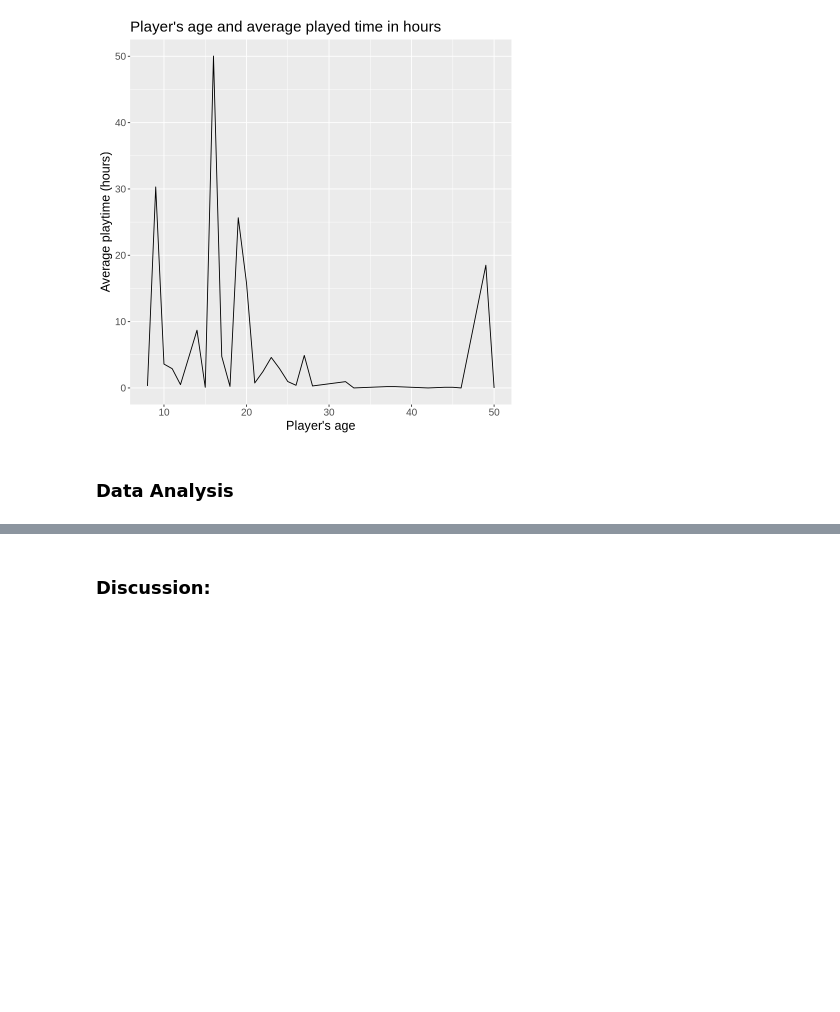
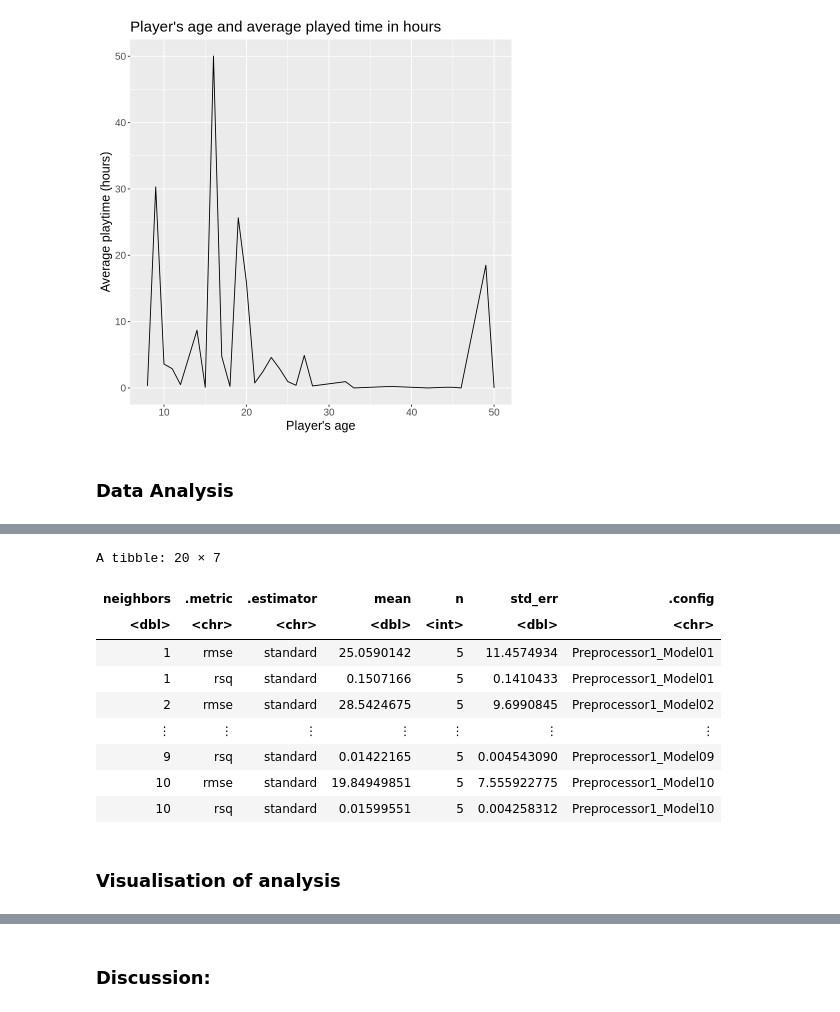
Before and after one commit to FEIIIEF/DSCI-100-group-project-007-2, a Jupyter notebook: 03_04_2025_13_13_39_Group project.ipynb, the cells around one changed output, grey strips where cells are left out. Saved outputs shown, nothing was run; the diff lists cells and outputs as text; code cells hidden in the pictures; blank space fills up the shorter version.

```diff
--- a/03_04_2025_13_13_39_Group project.ipynb
+++ b/03_04_2025_13_13_39_Group project.ipynb
@@ -384,0 +216,15 @@ ERROR: Error in `bind_cols()`:
+# %%
+## split data
+players_split <- initial_split(players_clean, prop = 0.5, strata = played_hours)
+players_training <- training(players_split)
+players_testing <- testing(players_split)
+
+## make model
+players_spec <- nearest_neighbor(weight_func = "rectangular", neighbors =  tune()) |>
+      set_engine("kknn") |>
+      set_mode("regression")
+
+## make recipe
+players_recipe <- recipe(played_hours ~ age, data = players_training) |>
+      step_scale(all_predictors()) |>
+      step_center(all_predictors())
@@ -384,0 +240,23 @@ ERROR: Error in `bind_cols()`:
+# %%
+## calculate rmse
+set.seed(2019)
+
+gridvals <- tibble(neighbors = seq(from = 1, to = 10, by = 1))
+
+
+players_results <- players_workflow |>
+  tune_grid(resamples = players_vfold, grid = gridvals) |>
+  collect_metrics()
+
+players_results
+# %% [output]
+A tibble: 20 × 7
+| neighbors | .metric | .estimator | mean | n | std_err | .config |
+| <dbl> | <chr> | <chr> | <dbl> | <int> | <dbl> | <chr> |
+| 1 | rmse | standard | 25.0590142 | 5 | 11.4574934 | Preprocessor1_Model01 |
+| 1 | rsq | standard | 0.1507166 | 5 | 0.1410433 | Preprocessor1_Model01 |
+| 2 | rmse | standard | 28.5424675 | 5 | 9.6990845 | Preprocessor1_Model02 |
+| ⋮ | ⋮ | ⋮ | ⋮ | ⋮ | ⋮ | ⋮ |
+| 9 | rsq | standard | 0.01422165 | 5 | 0.004543090 | Preprocessor1_Model09 |
+| 10 | rmse | standard | 19.84949851 | 5 | 7.555922775 | Preprocessor1_Model10 |
+| 10 | rsq | standard | 0.01599551 | 5 | 0.004258312 | Preprocessor1_Model10 |
@@ -384,0 +281,2 @@ ERROR: Error in `bind_cols()`:
+# %% [markdown]
+### Visualisation of analysis
```
Also changed, not shown: parts of 12 cells of this notebook.
